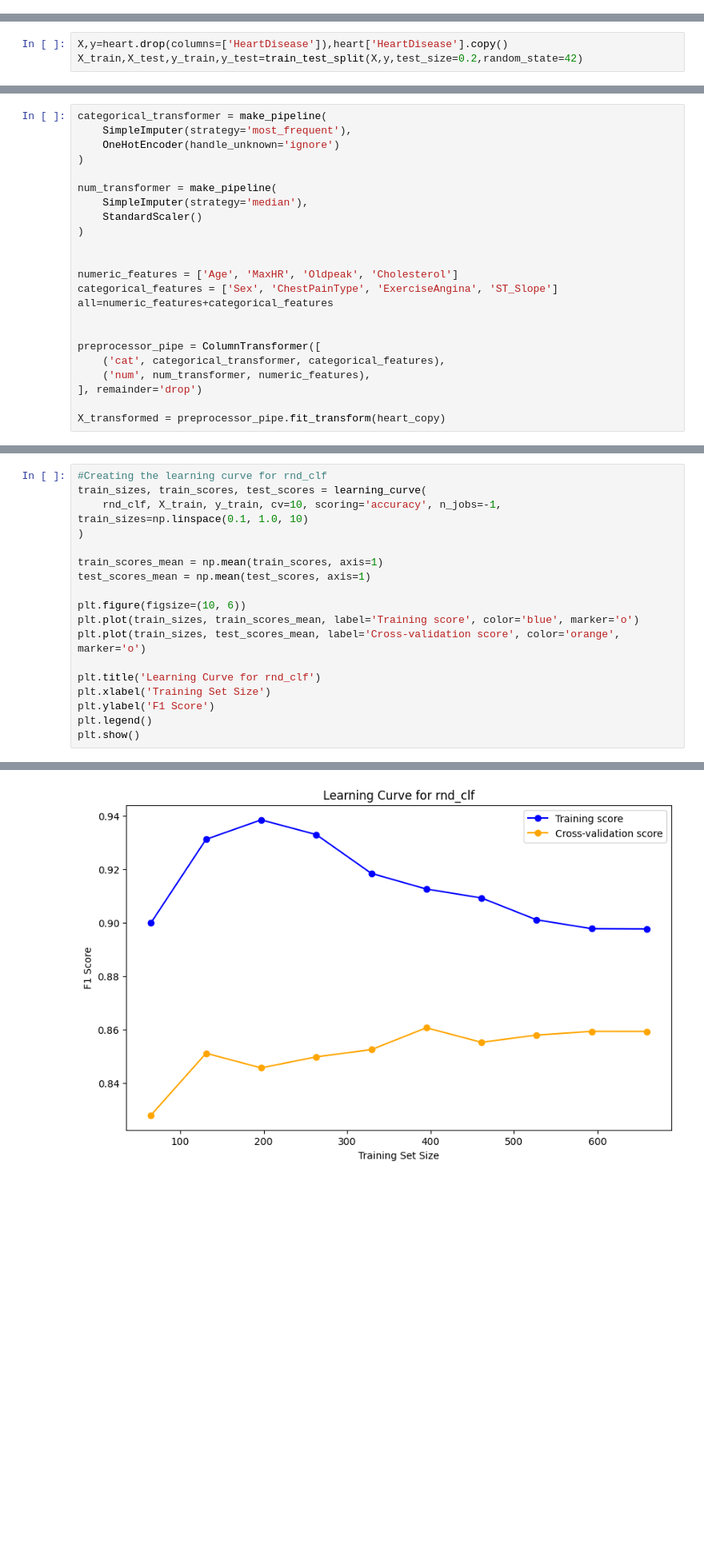
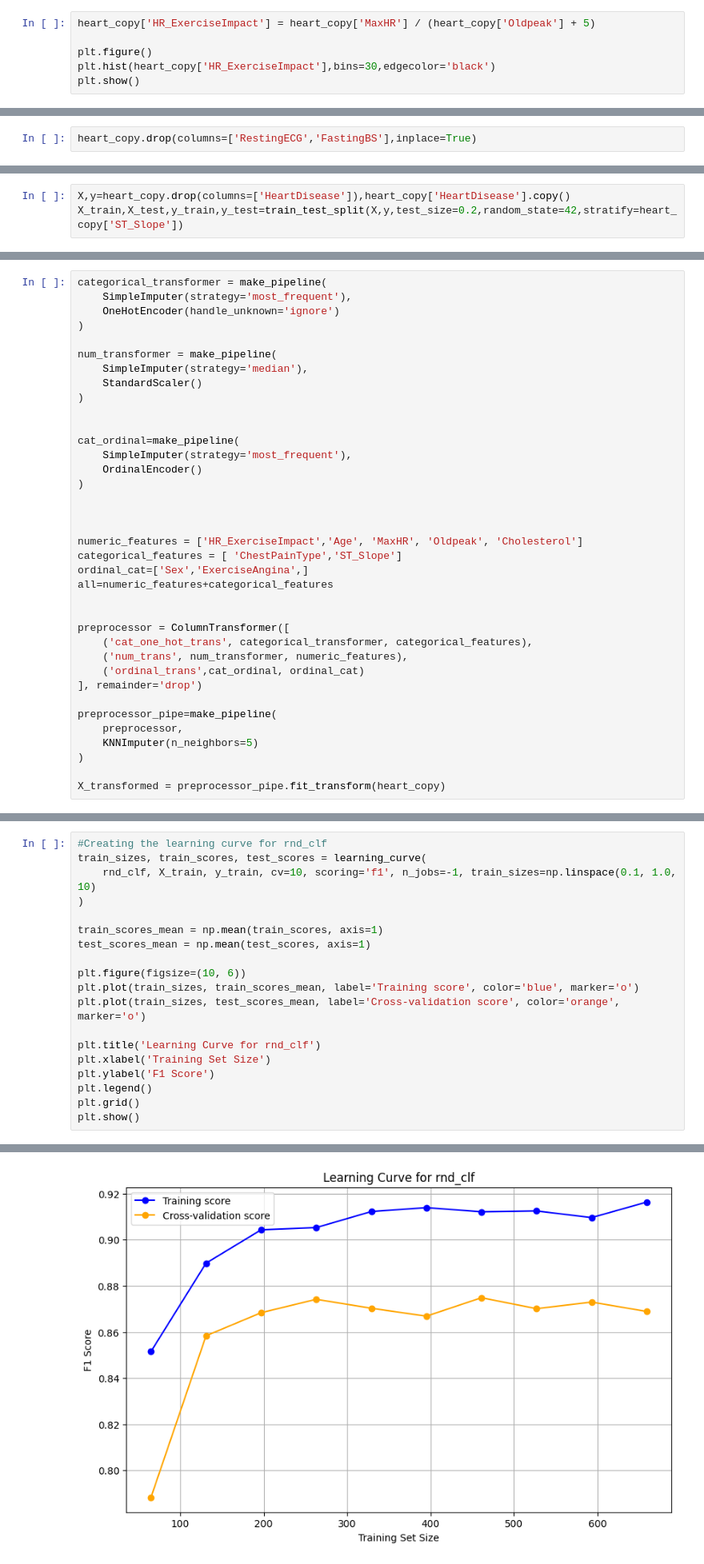
Before and after one commit to Im-Fardin/Heart-Disease-Diagnosis, a Jupyter notebook: heart-disease-classification.ipynb, the cells around one changed output, grey strips where cells are left out. Shown at 80% size. Drawn from its saved outputs; the diff is of its cells as text; blank space fills up the shorter version.

```diff
--- a/heart-disease-classification.ipynb
+++ b/heart-disease-classification.ipynb
@@ -372,0 +553,6 @@ According to above tests I decide to drop  **RestingECG** and **RestingBP**
+# %%
+heart_copy['HR_ExerciseImpact'] = heart_copy['MaxHR'] / (heart_copy['Oldpeak'] + 5)
+
+plt.figure()
+plt.hist(heart_copy['HR_ExerciseImpact'],bins=30,edgecolor='black')
+plt.show()
@@ -373,2 +564,4 @@ According to above tests I decide to drop  **RestingECG** and **RestingBP**
+# %%
+heart_copy.drop(columns=['RestingECG','FastingBS'],inplace=True)
 # %% [markdown]
 ## Cunclosion
@@ -402,6 +602,6 @@ heart['Cholesterol'] = heart['Cholesterol'].replace(0,np.nan)
 # %% [markdown]
 ## Split the Train and Test datasets
 # %%
-X,y=heart.drop(columns=['HeartDisease']),heart['HeartDisease'].copy()
-X_train,X_test,y_train,y_test=train_test_split(X,y,test_size=0.2,random_state=42)
+X,y=heart_copy.drop(columns=['HeartDisease']),heart_copy['HeartDisease'].copy()
+X_train,X_test,y_train,y_test=train_test_split(X,y,test_size=0.2,random_state=42,stratify=heart_copy['ST_Slope'])
 # %% [markdown]
@@ -418,16 +618,30 @@ num_transformer = make_pipeline(
 )
 
 
-numeric_features = ['Age', 'MaxHR', 'Oldpeak', 'Cholesterol']
-categorical_features = ['Sex', 'ChestPainType', 'ExerciseAngina', 'ST_Slope']
+cat_ordinal=make_pipeline(
+    SimpleImputer(strategy='most_frequent'),
+    OrdinalEncoder()
+)
+
+
+
+numeric_features = ['HR_ExerciseImpact','Age', 'MaxHR', 'Oldpeak', 'Cholesterol']
+categorical_features = [ 'ChestPainType','ST_Slope']
+ordinal_cat=['Sex','ExerciseAngina',]
 all=numeric_features+categorical_features
 
 
-preprocessor_pipe = ColumnTransformer([
-    ('cat', categorical_transformer, categorical_features),
-    ('num', num_transformer, numeric_features),
+preprocessor = ColumnTransformer([
+    ('cat_one_hot_trans', categorical_transformer, categorical_features),
+    ('num_trans', num_transformer, numeric_features),
+    ('ordinal_trans',cat_ordinal, ordinal_cat)
 ], remainder='drop')
 
+preprocessor_pipe=make_pipeline(
+    preprocessor,
+    KNNImputer(n_neighbors=5)
+)
+
 X_transformed = preprocessor_pipe.fit_transform(heart_copy)
 # %%
 X_transformed = pd.DataFrame(X_transformed,columns=preprocessor_pipe.get_feature_names_out(),index=heart_copy.index)
@@ -842,7 +1047,7 @@ Pipeline(steps=[('columntransformer',
 # %%
 #Creating the learning curve for rnd_clf
 train_sizes, train_scores, test_scores = learning_curve(
-    rnd_clf, X_train, y_train, cv=10, scoring='accuracy', n_jobs=-1, train_sizes=np.linspace(0.1, 1.0, 10)
+    rnd_clf, X_train, y_train, cv=10, scoring='f1', n_jobs=-1, train_sizes=np.linspace(0.1, 1.0, 10)
 )
 
 train_scores_mean = np.mean(train_scores, axis=1)
@@ -856,5 +1061,6 @@ plt.title('Learning Curve for rnd_clf')
 plt.xlabel('Training Set Size')
 plt.ylabel('F1 Score')
 plt.legend()
+plt.grid()
 plt.show()
 # %% [output]
@@ -862,4 +1067,4 @@ plt.show()
-[figure, old version]
+[figure, new version]
 # %% [markdown]
 ## Comparing Model Scores
 # %%
```
Also changed, not shown: parts of 90 cells of this notebook.
